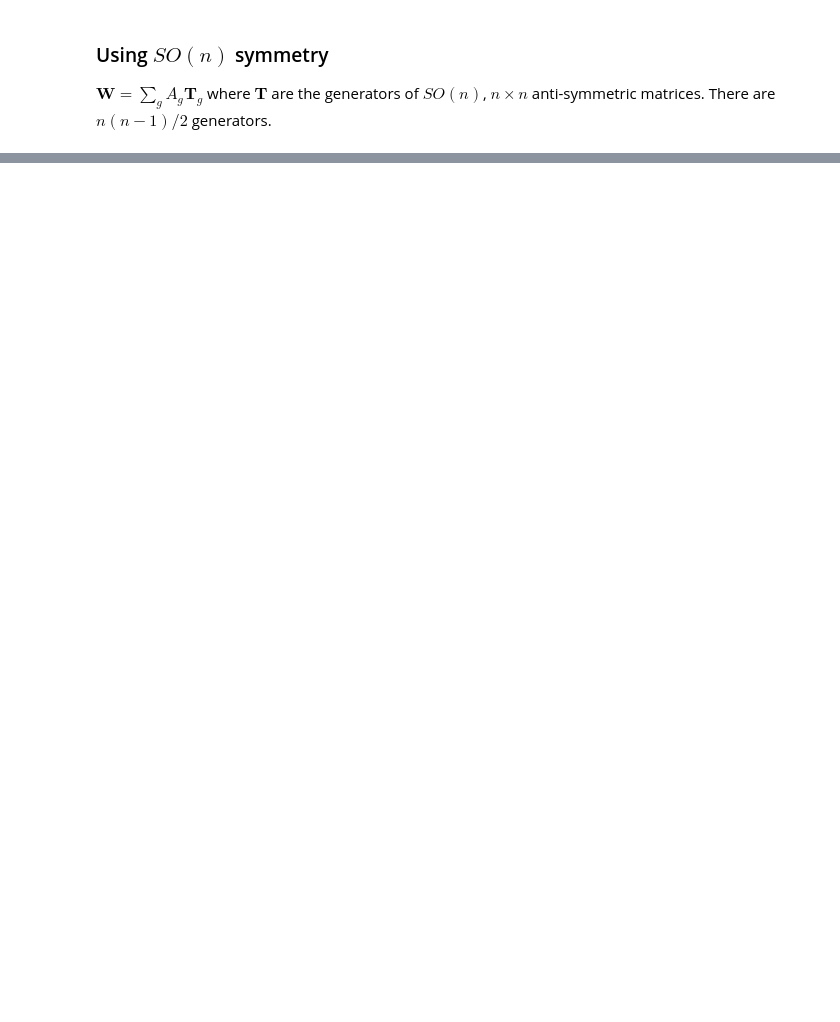
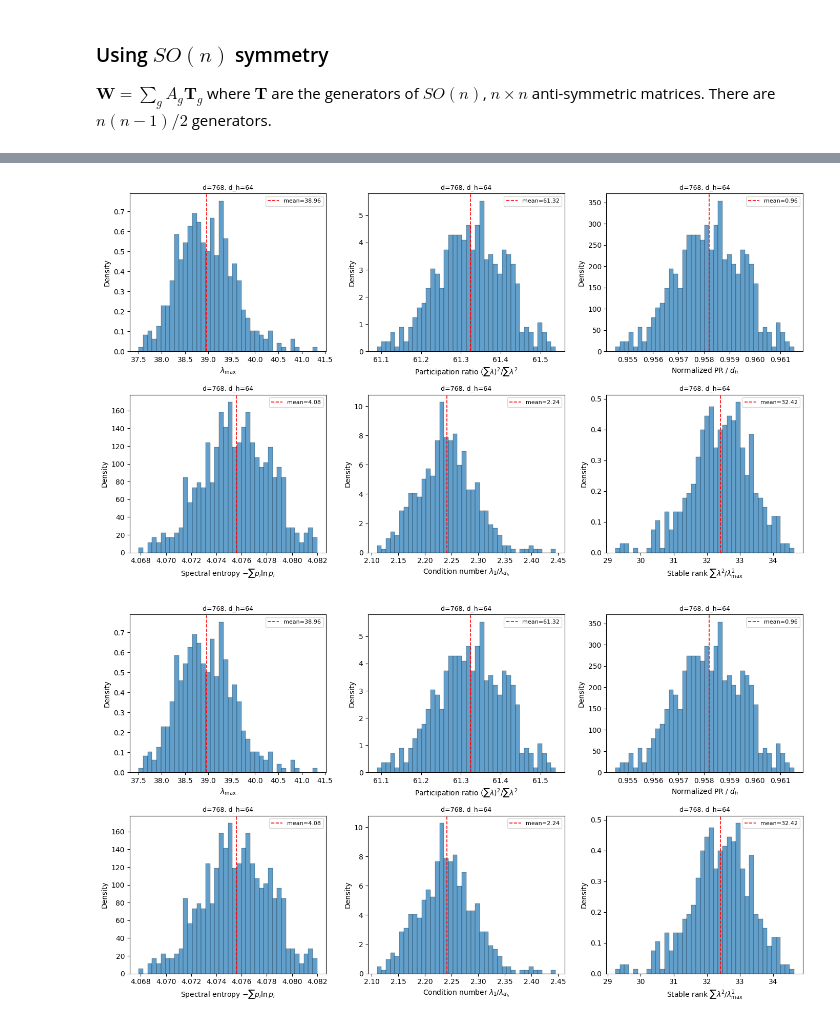
Before and after one commit to angerami/transformer-analysis, a Jupyter notebook: notebooks/low_rank_SVD_systematics.ipynb, the cells around one changed output, grey strips where cells are left out. Cells and saved outputs as stored; diff of their text form; code cells hidden in the pictures; blank space fills up the shorter version.

```diff
--- a/notebooks/low_rank_SVD_systematics.ipynb
+++ b/notebooks/low_rank_SVD_systematics.ipynb
@@ -500,0 +458,40 @@ NameError: name 'marchenko_pastur_density' is not defined
+# %%
+def collect_sv_stats(d_model, d_head, n_samples=500, sigma=1.0):
+    """Generate n_samples random low-rank W_QK and compute SVD statistics for each."""
+    stat_names = [
+        "max", "participation_ratio", "normalized_participation_ratio",
+        "spectral_entropy", "condition_number", "stable_rank"
+    ]
+    stats = {k: np.zeros(n_samples) for k in stat_names}
+    for i in range(n_samples):
+        S, _, _ = generate_low_rank(d_model, d_head, mu=0, sigma=sigma)
+        S_np = S.numpy() if hasattr(S, 'numpy') else np.array(S)
+        for k in stat_names:
+            stats[k][i] = compute_sv_stat(S_np, k, d_model, d_head)
+    return stats
+
+
+def plot_stat_distributions(stats, d_model, d_head, n_bins=40):
+    """Plot histograms of each SVD statistic."""
+    nice_names = {
+        "max": r"$\lambda_{\max}$",
+        "participation_ratio": r"Participation ratio $(\sum \lambda)^2 / \sum \lambda^2$",
+        "normalized_participation_ratio": r"Normalized PR / $d_h$",
+        "spectral_entropy": r"Spectral entropy $-\sum p_i \ln p_i$",
+        "condition_number": r"Condition number $\lambda_1 / \lambda_{d_h}$",
+        "stable_rank": r"Stable rank $\sum \lambda^2 / \lambda_{\max}^2$",
+    }
+    fig, axes = plt.subplots(2, 3, figsize=(14, 8))
+    axes = axes.flatten()
+    for idx, (key, vals) in enumerate(stats.items()):
+        ax = axes[idx]
+        ax.hist(vals, bins=n_bins, density=True, alpha=0.7, edgecolor='k', linewidth=0.3)
+        ax.set_xlabel(nice_names.get(key, key), fontsize=10)
+        ax.set_ylabel("Density")
+        mean, std = np.mean(vals), np.std(vals)
+        ax.axvline(mean, color='red', ls='--', lw=1.2, label=f"mean={mean:.2f}")
+        ax.legend(fontsize=8)
+        ax.set_title(f"d={d_model}, d_h={d_head}", fontsize=9)
+    plt.tight_layout()
+    plt.show()
+    return fig
@@ -500,0 +502,7 @@ NameError: name 'marchenko_pastur_density' is not defined
+# %%
+# Single configuration: GPT-2 scale (d=768, d_h=64)
+stats_gpt2 = collect_sv_stats(d_model=768, d_head=64, n_samples=500)
+plot_stat_distributions(stats_gpt2, d_model=768, d_head=64)
+# %% [output]
+[figure, added]
+[figure, added]
```
Also changed, not shown: parts of 33 cells of this notebook, 11 other files.
